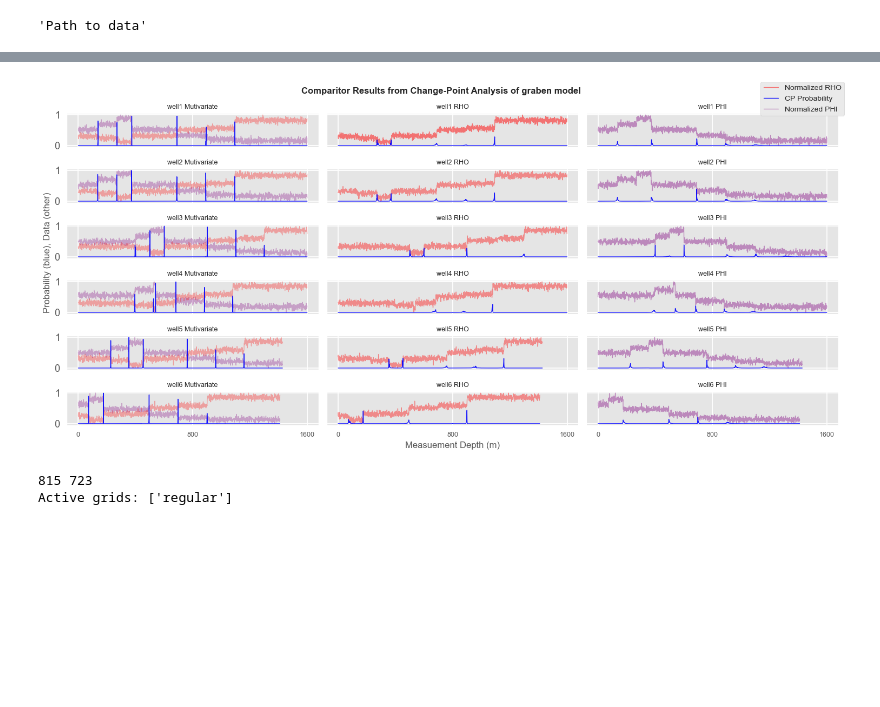
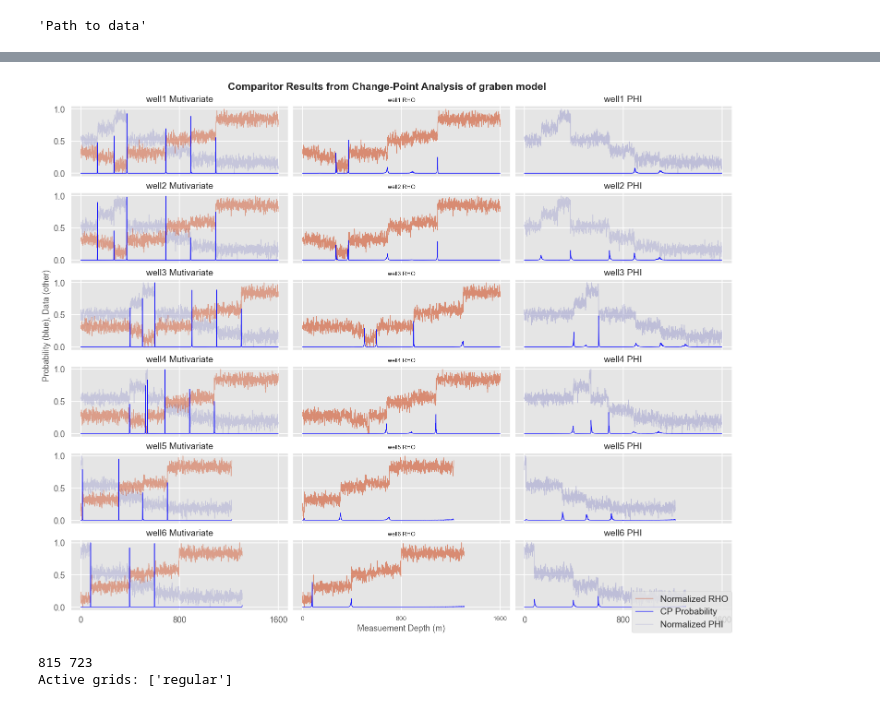
Before and after one commit to phasyn8/different_bayes, a Jupyter notebook: notebooks/demonstrations/Synthetic_graben_model_demonstration_anim.ipynb, the cells around one changed output, grey strips where cells are left out. Cells and saved outputs as stored; diff of their text form; code cells hidden in the pictures; blank space fills up the shorter version.

```diff
--- a/notebooks/demonstrations/Synthetic_graben_model_demonstration_anim.ipynb
+++ b/notebooks/demonstrations/Synthetic_graben_model_demonstration_anim.ipynb
@@ -552,34 +554,35 @@ prob_phi_ = well['CP_Prob_PHI']
 prob_rho_ = well['CP_Prob_RHO']
 
 plt.style.use('ggplot')
-fig, ax = plt.subplots(1,3, figsize=(18,4), layout='tight')
+fig, ax = plt.subplots(1,3, figsize=(18,6), layout='tight')
 
 #ax2  = ax.twinx()
 ax[0].plot(datas_[0,:], label='RHO data', alpha=0.5, linewidth=1)
 ax[0].plot(prob_comb_, label='change-point probability', linewidth=1)
 ax[0].plot(datas_[1,:], label='PHI data',  alpha=0.5, linewidth=1)
 
-ax[0].set_title('Combined (Multivariate)', size=10)
+ax[0].set_title('Combined (Multivariate)', size=13)
 ax[1].plot(datas_[0,:], alpha=.5, label = 'Normalized RHO Measurement', linewidth=1)
 ax[1].plot(prob_rho_, label='change-point probability', linewidth=1)
-ax[1].set_title('Density (RHO)', size=10)
+ax[1].set_title('Density (RHO)', size=13)
 
 ax[2].plot(datas_[1,:], alpha=0, linewidth=1)
 ax[2].plot(prob_phi_, label='change-point probability', linewidth=1)
 ax[2].plot(datas_[1,:], alpha=0.5, label = 'Normalized PHI Measurement', linewidth=1)
-ax[2].set_title('Porosity (PHI)', size=10)
+ax[2].set_title('Porosity (PHI)', size=13)
 #ax[0].plot(prob_comb, 'change-point probability')
 ##ax2.plot(welldata1[2], label='True Value')
 #ax.plot(cp_Comp.normalize_array(welldata1[2],0,0)*0.9)
 for i in range(3):
-    ax[i].legend(loc='upper center',fontsize=10)
+    ax[i].legend(loc='upper center',fontsize=13)
     ax[i].set_ylim(-0.05,1.3)
     ax[i].set_yticks([0,.25,.5,.75,1])
     #ax[i].set_xticks([505,705,910,1224,1326,1462])
     ax[i].set_xticks([1095,893,690,376,270,137])
     ax[i].tick_params(labelsize=9)
-fig.suptitle('Offline Bayesian Change-Point analysis - '+ wellname, fontweight='bold')
+fig.suptitle('Offline Bayesian Change-Point analysis - '+ wellname, fontweight='bold', fontsize=16)
 #x.legend()
-ax[1].set_xlabel('Well Depth (m)   (ticks indicate true change-points)', size=10)
-ax[0].set_ylabel('Probability (only true for blue curve)', size=10)
+ax[1].set_xlabel('Well Depth (m)   (ticks indicate true change-points)', size=14)
+ax[0].set_ylabel('Probability (only true for blue curve)', size=14)
+fig.savefig('..//..//reports//figures//well1_cp_analysis.svg')
 # %% [output]
@@ -615,7 +617,7 @@ well6[['PHI', 'CP_Prob_PHI']].plot(ax=ax[5,1], linewidth=1)
 
 
 plt.style.use('ggplot')
-fig, ax = plt.subplots(6,3, sharex=True, sharey=True,figsize=(15,7), layout='tight')
+fig, ax = plt.subplots(6,3, sharex=True, sharey=True,figsize=(15,12), layout='constrained')
 
 _log_list_ = ['RHO','PHI','RHO']
 
@@ -623,48 +625,48 @@ _prob_list_ = ['CP_Prob_RHO','CP_Prob_PHI','CP_Prob_Multivariate']
 
 _wellnames_ = ['well1','well2', 'well3', 'well4', 'well5', 'well6']
 _well_df_ = {'well1': well1, 'well2': well2, 'well3': well3, 'well4': well4, 'well5': well5, 'well6' : well6}
 ax[0,0].set_xticks([0,800,1600])
-label_size = 9
+label_size = 10
 #plt.rcParams['xtick.labelsize'] = label_size
-ax[5,1].tick_params(labelsize=9)
-ax[5,1].set_xlabel('Measuement Depth (m)', size=12)
-ax[2,0].set_ylabel('Probability (blue), Data (other)         ')
+ax[5,1].tick_params(labelsize=10)
+ax[5,1].set_xlabel('Measuement Depth (m)', size=13)
+ax[2,0].set_ylabel('Probability (blue), Data (other)         ', size=13)
 #tick_params(labelsize=9)
 for well in _wellnames_:
     for _log_choice in _log_list_:
 
         globals()[well+'_'+_log_choice+'_norm'] = cp_Comp.normalize_array(_well_df_[well][_log_choice],0,0)
 
 for i, well in zip(range(len(_wellnames_)), _wellnames_):
     for j, prob_ in zip(range(len(_log_list_)), _prob_list_):
         #ax[i,j].legend(loc='center right',fontsize=7)
         if j==0:
 
             ax[i,1].set_title(well+' '+_log_list_[j], fontsize=9)
             if i == 0:
-                ax[i,1].plot(globals()[well+'_'+_log_list_[j]+'_norm'], linewidth=1, label='Normalized RHO', alpha=0.5, color='r')
+                ax[i,1].plot(globals()[well+'_'+_log_list_[j]+'_norm'], linewidth=1, label='Normalized RHO', alpha=0.5, color="#CC3300")
                 ax[i,1].plot(_well_df_[well][prob_], linewidth=1, label='CP Probability', color='b', alpha=0.9)
             else:
-                ax[i,1].plot(globals()[well+'_'+_log_list_[j]+'_norm'], linewidth=1, alpha=0.4,color='r')
+                ax[i,1].plot(globals()[well+'_'+_log_list_[j]+'_norm'], linewidth=1, alpha=0.5,color="#CC3300")
 
                 ax[i,1].plot(_well_df_[well][prob_], linewidth=1, color='b', alpha=0.9)
         elif j==1:
             if i == 1:
-                ax[i,2].plot(globals()[well+'_'+_log_list_[j]+'_norm'], linewidth=1, label='Normalized PHI', alpha=0.4,color='purple')
+                ax[i,2].plot(globals()[well+'_'+_log_list_[j]+'_norm'], linewidth=1, label='Normalized PHI', alpha=0.4,color="#9999CC")
             else:
-                ax[i,2].plot(globals()[well+'_'+_log_list_[j]+'_norm'], linewidth=1, alpha=0.4,color='purple')
-            ax[i,2].set_title(well+' '+_log_list_[j], fontsize=9)
+                ax[i,2].plot(globals()[well+'_'+_log_list_[j]+'_norm'], linewidth=1, alpha=0.5,color="#9999CC")
+            ax[i,2].set_title(well+' '+_log_list_[j], fontsize=14)
             ax[i,2].plot(_well_df_[well][prob_], linewidth=1, color='b', alpha=0.9)
         elif j == 2:
-            ax[i,0].plot(globals()[well+'_PHI_norm'], linewidth=1, alpha=0.3, color='purple')
-            ax[i,0].plot(globals()[well+'_RHO_norm'], linewidth=1, alpha=0.3, color='r')
-            ax[i,0].set_title(well+' Mutivariate', fontsize=9)
+            ax[i,0].plot(globals()[well+'_PHI_norm'], linewidth=1, alpha=0.4, color='#9999CC')
+            ax[i,0].plot(globals()[well+'_RHO_norm'], linewidth=1, alpha=0.4, color="#CC3300")
+            ax[i,0].set_title(well+' Mutivariate', fontsize=14)
             ax[i,0].plot(_well_df_[well][prob_], linewidth=1, color='b', alpha=0.9)
-fig.legend(fontsize=10, frameon=True)
-fig.suptitle('Comparitor Results from Change-Point Analysis of graben model', fontweight='bold')
+fig.legend(loc='lower right',fontsize=14, frameon=True)
+fig.suptitle('Comparitor Results from Change-Point Analysis of graben model', fontweight='bold', fontsize=16)
 fig.savefig('..//..//reports//figures//syn_graben_cp_comparitors.svg')
 # %% [output]
-[figure, old version]
+[figure, new version]
 # %%
 ''' Now that the compriTORs are build from the synthetic model we drill a well in a random spot on the model
 and see how this CompariTEE can have property changes predited by what we know from the wells before'''
```
Also changed, not shown: parts of 9 cells of this notebook, 51 other files.
